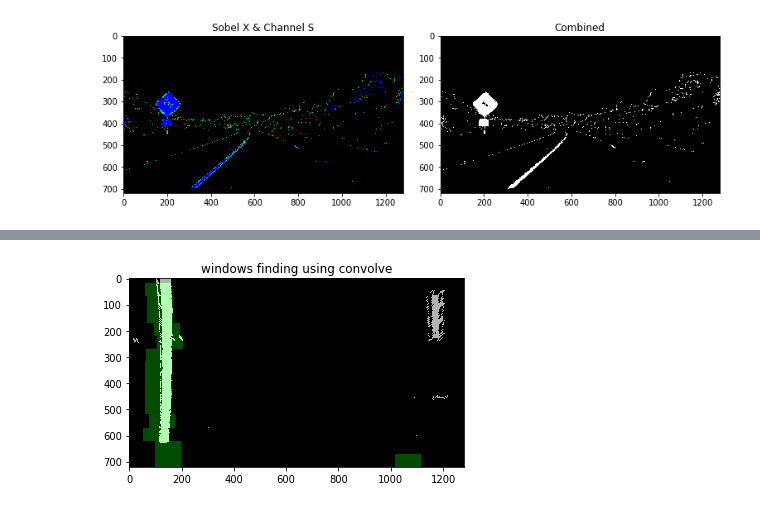
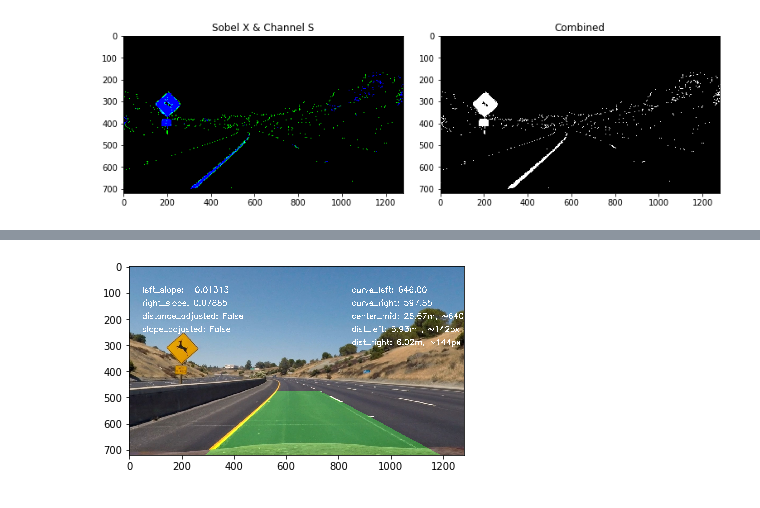
Before and after one commit to adreena/carnd-adv-lane-lines, a Jupyter notebook: project4.ipynb, the cells around one changed output, grey strips where cells are left out. Saved outputs shown, nothing was run; the diff lists cells and outputs as text; code cells hidden in the pictures.

```diff
--- a/project4.ipynb
+++ b/project4.ipynb
@@ -350 +383,11 @@ image_display(output_img)
+# %%
+#test
+image_res = {'original':test_img,'warped':warped_img,'undistorted':undistort_image}
+lines= {'left':left_line,'right':right_line, 'ploty':ploty}
+lines['left'],meter_per_pixel = calculate_curve_slope_distance(warped_img, lines['left'], ploty)
+lines['right'],meter_per_pixel = calculate_curve_slope_distance(warped_img, lines['right'], ploty)
+output_img = project_lines_to_road(image_res, lines, meter_per_pixel,M)
+image_display(output_img)
+# %% [output]
+[figure, added]
 # %%
@@ -413,9 +456,7 @@ def draw_convolve_windows(img, window_centroids,window_height = 50, window_width
 # %%
-centroids, n_windows = sliding_window_convolve(warped_img)
-output = draw_convolve_windows(warped_img, centroids, n_windows=n_windows )
-image_display(output, 'windows finding using convolve')
+# centroids, n_windows = sliding_window_convolve(warped_img)
+# output = draw_convolve_windows(warped_img, centroids, n_windows=n_windows )
+# image_display(output, 'windows finding using convolve')
-# %% [output]
-[figure, removed]
 # %%
 class Line():
     def __init__(self):
```
Also changed, not shown: parts of 15 cells of this notebook, 19 other files.
